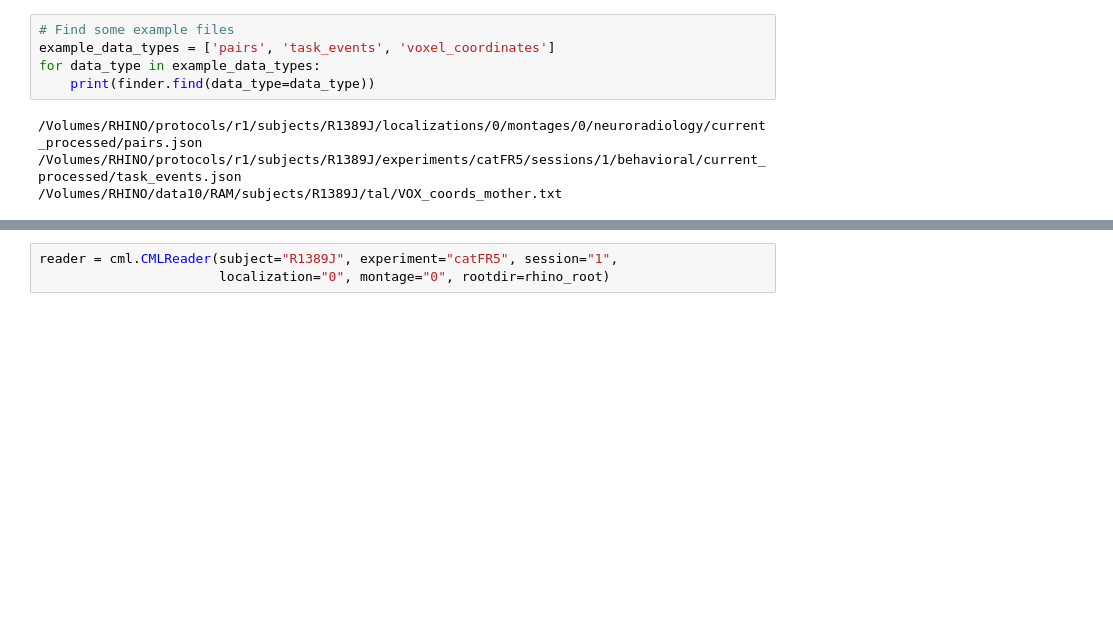
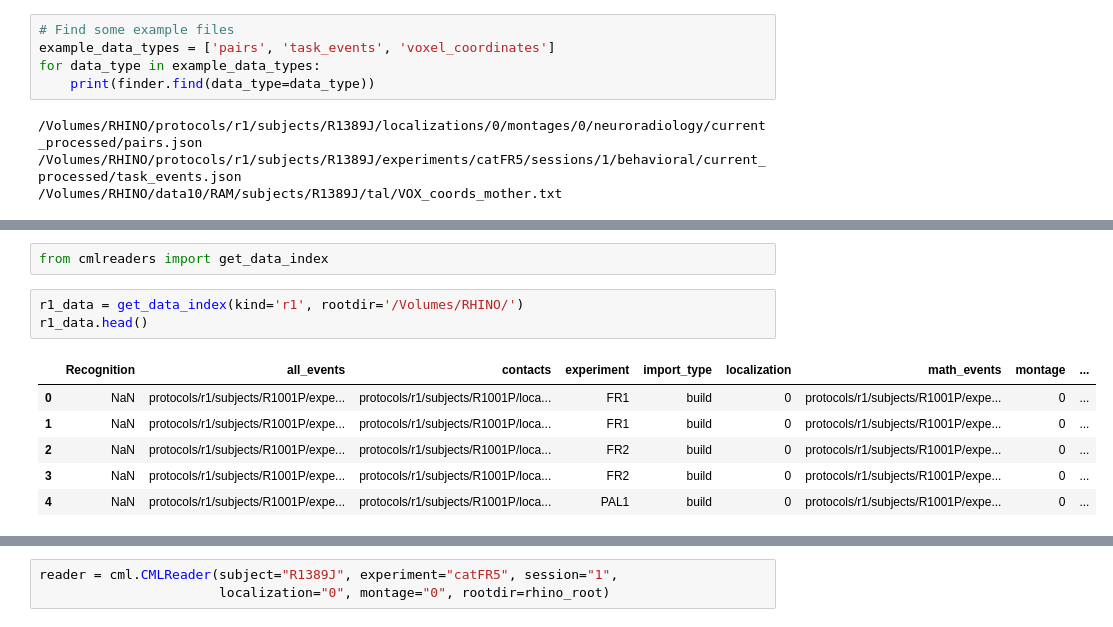
Before and after one commit to pennmem/cmlreaders, a Jupyter notebook: docs/getting_started.ipynb, the cells around one changed output, grey strips where cells are left out. Drawn from its saved outputs; the diff is of its cells as text; blank space fills up the shorter version.

```diff
--- a/docs/getting_started.ipynb
+++ b/docs/getting_started.ipynb
@@ -99,0 +107,12 @@ Although recarray's are supported, users are **highly** encouraged to switch to
+# %%
+from cmlreaders import get_data_index
+# %%
+r1_data = get_data_index(kind='r1', rootdir='/Volumes/RHINO/')
+r1_data.head()
+# %% [output]
+|  | Recognition | all_events | contacts | experiment | import_type | localization | math_events | montage | ... |
+| 0 | NaN | protocols/r1/subjects/R1001P/expe... | protocols/r1/subjects/R1001P/loca... | FR1 | build | 0 | protocols/r1/subjects/R1001P/expe... | 0 | ... |
+| 1 | NaN | protocols/r1/subjects/R1001P/expe... | protocols/r1/subjects/R1001P/loca... | FR1 | build | 0 | protocols/r1/subjects/R1001P/expe... | 0 | ... |
+| 2 | NaN | protocols/r1/subjects/R1001P/expe... | protocols/r1/subjects/R1001P/loca... | FR2 | build | 0 | protocols/r1/subjects/R1001P/expe... | 0 | ... |
+| 3 | NaN | protocols/r1/subjects/R1001P/expe... | protocols/r1/subjects/R1001P/loca... | FR2 | build | 0 | protocols/r1/subjects/R1001P/expe... | 0 | ... |
+| 4 | NaN | protocols/r1/subjects/R1001P/expe... | protocols/r1/subjects/R1001P/loca... | PAL1 | build | 0 | protocols/r1/subjects/R1001P/expe... | 0 | ... |
```
Also changed, not shown: parts of 31 cells of this notebook, 1 other file.
